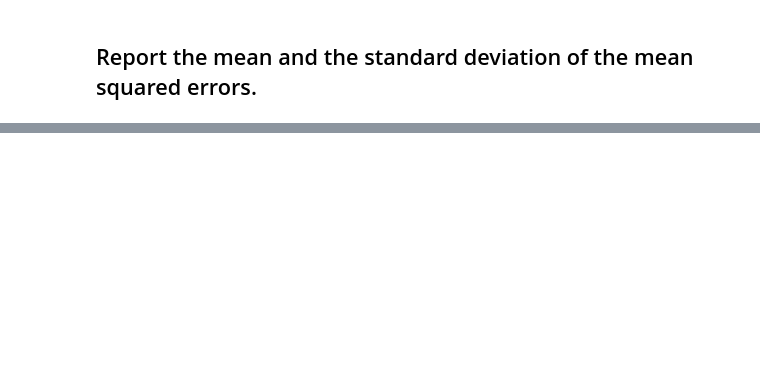
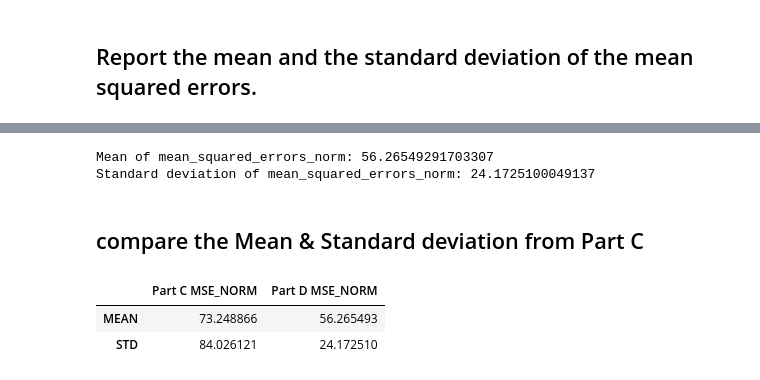
Before and after one commit to yong21/coursera-capstone-projects, a Jupyter notebook: concrete.ipynb, the cells around one changed output, grey strips where cells are left out. Saved outputs shown, nothing was run; the diff lists cells and outputs as text; code cells hidden in the pictures; blank space fills up the shorter version.

```diff
--- a/concrete.ipynb
+++ b/concrete.ipynb
@@ -193,0 +352,24 @@ Standard deviation of mean_squared_error: 125.60498074040314
+# %%
+# build the model
+model_norm = regression_3layers_model()
+
+# randomly split 30% of data for testing by using train_test_split from sklearn library
+X_train, X_test, y_train, y_test = train_test_split(predictors_norm, target, test_size = 0.3, random_state = 42)
+
+mean_squared_errors_norm = []            # create a empty list
+n_time = 30                             # number time to run the evaluation
+
+for n in range(n_time):
+
+    # train and test the model
+    model_norm.fit(X_train, y_train, validation_split=0.2, epochs = 50, verbose=2)
+
+    # elaluate the model
+    mse_norm = model_norm.evaluate(X_test, y_test, verbose=0)
+
+    # append the mse to the mean_squared_error list
+    mean_squared_errors_norm.append(mse_norm)
+
+mean_squared_errors_norm = pd.DataFrame(mean_squared_errors_norm)   # covert list to dataframe
+print("Mean of mean_squared_errors_norm: " + str(mean_squared_errors_norm.mean()[0]))
+print("Standard deviation of mean_squared_errors_norm: " + str(mean_squared_errors_norm.std()[0]))# build the model
@@ -193,0 +394,21 @@ Standard deviation of mean_squared_error: 125.60498074040314
+# %%
+mean_squared_errors_norm = pd.DataFrame(mean_squared_errors_norm)   # covert list to dataframe
+part_D_mean = mean_squared_errors_norm.mean()[0]    # calculate mean of mean_squared_errors_norm
+part_D_std = mean_squared_errors_norm.std()[0]      # calculate standard deviation of mean_squared_errors_norm
+print("Mean of mean_squared_errors_norm: " + str(part_D_mean))
+print("Standard deviation of mean_squared_errors_norm: " + str(part_D_std))
+# %% [output]
+Mean of mean_squared_errors_norm: 56.26549291703307
+Standard deviation of mean_squared_errors_norm: 24.1725100049137
+# %% [markdown]
+## compare the Mean & Standard deviation from Part C
+# %%
+compared_B_D= pd.DataFrame([[part_B_mean, part_D_mean],
+                              [part_B_std, part_D_std]],
+                             columns = ['Part C MSE_NORM', 'Part D MSE_NORM'], index = ['MEAN', 'STD']
+                            )
+compared_B_D
+# %% [output]
+|  | Part C MSE_NORM | Part D MSE_NORM |
+| MEAN | 73.248866 | 56.265493 |
+| STD | 84.026121 | 24.172510 |
```
Also changed, not shown: parts of 29 cells of this notebook.
